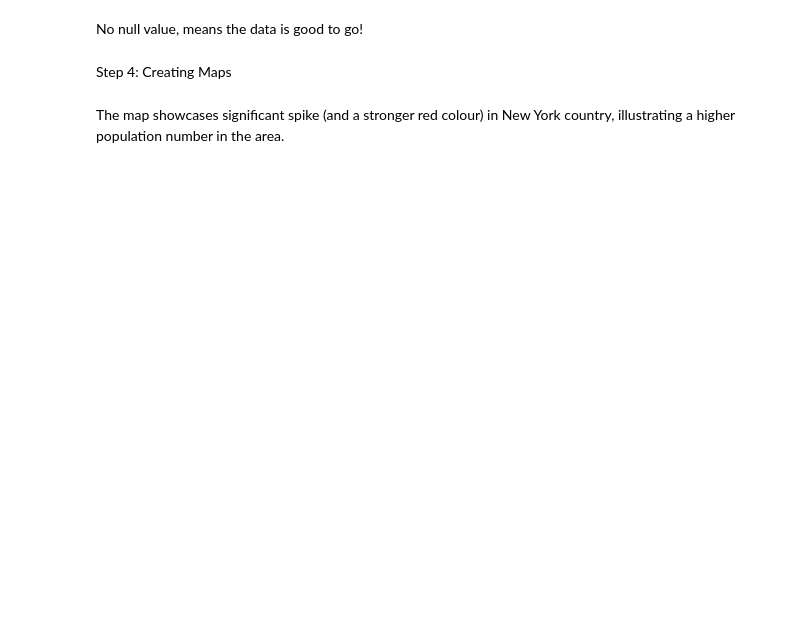
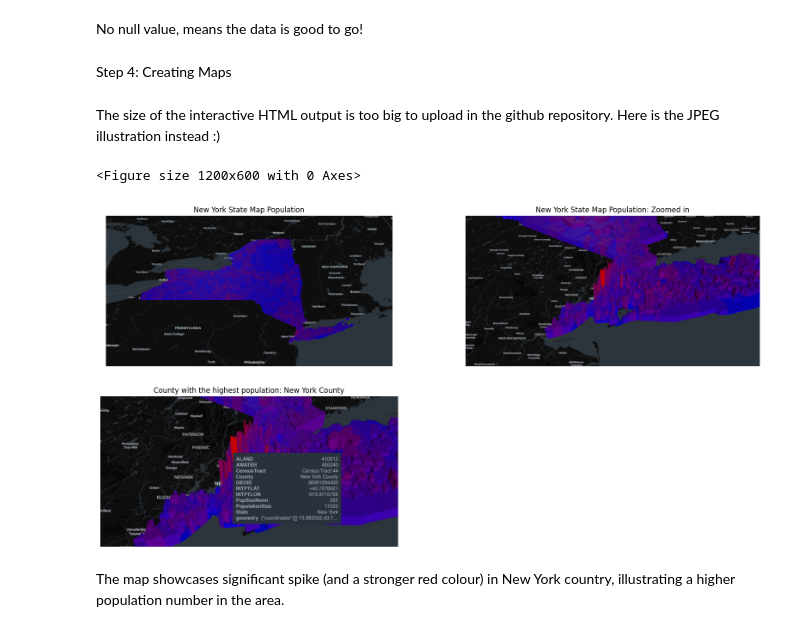
Before and after one commit to shellynfortuna/dataanalysis, a Jupyter notebook: 3D Map New York State Population.ipynb, the cells around one changed output. Cells and saved outputs as stored; diff of their text form; code cells hidden in the pictures; blank space fills up the shorter version.

```diff
--- a/3D Map New York State Population.ipynb
+++ b/3D Map New York State Population.ipynb
@@ -147,5 +286,37 @@ Map3D = pdk.Deck(layers=[designedmap], initial_view_state=INITIAL_VIEW_STATE)
 
 # Exporting as an html file
 Map3D.to_html("3dmap.html")
+# %% [markdown]
+The size of the interactive HTML output is too big to upload in the github repository. Here is the JPEG illustration instead :)
+# %%
+import matplotlib.pyplot as plt
+import matplotlib.image as mpimg
+
+NY1=mpimg.imread(r"C:\Users\Shell\Desktop\Self Upgrade\Python\Portfolio Building\3D Map\NewYork3DMap0.png")
+NY2=mpimg.imread(r"C:\Users\Shell\Desktop\Self Upgrade\Python\Portfolio Building\3D Map\NewYork3DMap1.png")
+NY3=mpimg.imread(r"C:\Users\Shell\Desktop\Self Upgrade\Python\Portfolio Building\3D Map\NewYork3DMap2.png")
+
+plt.figure(figsize=(12,6))
+
+thecanvas = plt.subplots(nrows=2, ncols=2, figsize=(20, 10))
+fig, ((ax1, ax2), (ax3, ax4)) = thecanvas
+
+#Showing the photos
+ax1.imshow(NY1)
+ax2.imshow(NY2)
+ax3.imshow(NY3)
+
+#Removing axis
+for ax in [ax1, ax2, ax3, ax4]:
+    ax.axis('off')
+#Adding titles
+ax1.set_title("New York State Map Population")
+ax2.set_title("New York State Map Population: Zoomed in")
+ax3.set_title("County with the highest population: New York County")
+
+plt.show()
+# %% [output]
+<Figure size 1200x600 with 0 Axes>
+[figure, added]
 # %% [markdown]
 The map showcases significant spike (and a stronger red colour) in New York country, illustrating a higher population number in the area.
```
Also changed, not shown: parts of 16 cells of this notebook.
